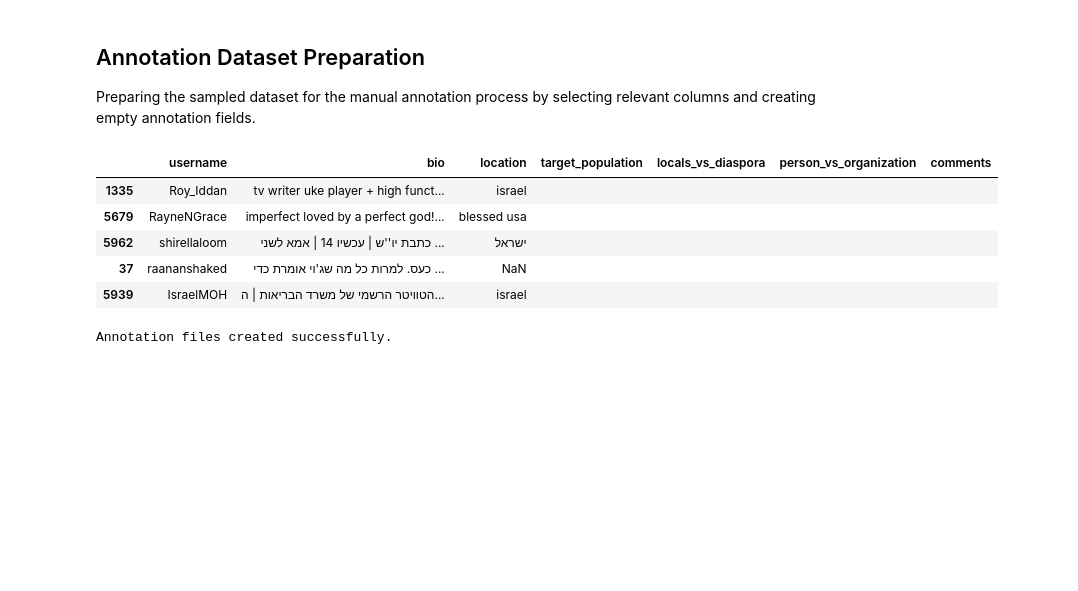
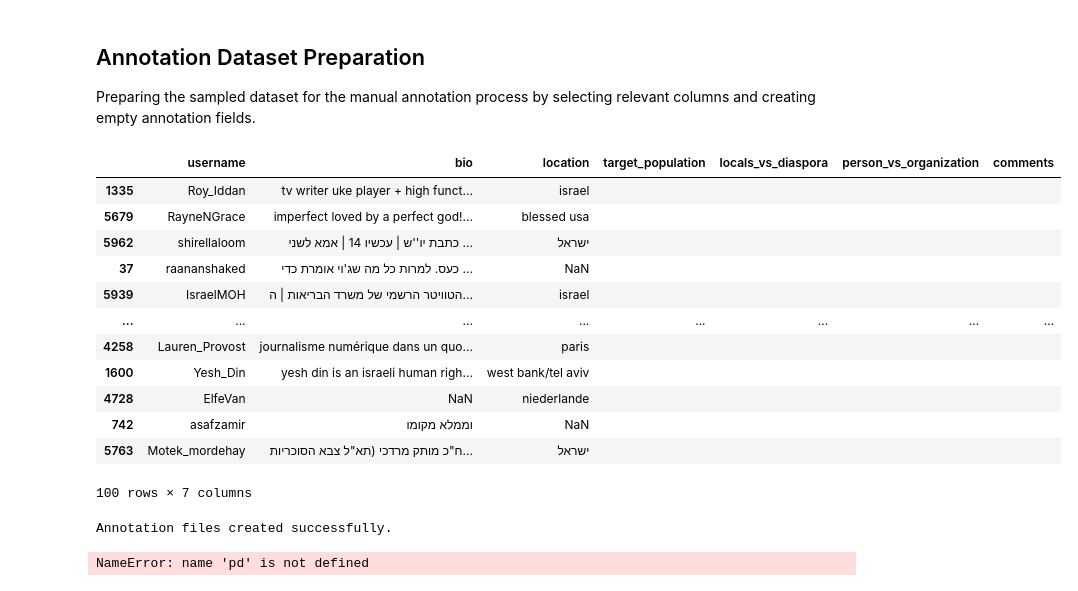
Before and after one commit to Matan2002/IsraelPOIs_ML_Project, a Jupyter notebook: Project.ipynb, the cells around one changed output. Saved outputs shown, nothing was run; the diff lists cells and outputs as text; code cells hidden in the pictures; blank space fills up the shorter version.

```diff
--- a/Project.ipynb
+++ b/Project.ipynb
@@ -191,22 +164,29 @@ Preparing the sampled dataset for the manual annotation process by selecting rel
 # %%
 # Keep only relevant columns for annotation
 annotation_df = sample_df[['username', 'bio', 'location']].copy()
 
 # Create empty annotation columns
 annotation_df['target_population'] = ""
 annotation_df['locals_vs_diaspora'] = ""
 annotation_df['person_vs_organization'] = ""
 annotation_df['comments'] = ""
 
 # Display the annotation dataset
-annotation_df.head()
+annotation_df
 # %% [output]
 |  | username | bio | location | target_population | locals_vs_diaspora | person_vs_organization | comments |
 | 1335 | Roy_Iddan | tv writer uke player + high funct... | israel |  |  |  |  |
 | 5679 | RayneNGrace | imperfect loved by a perfect god!... | blessed usa |  |  |  |  |
 | 5962 | shirellaloom | כתבת יו''ש | עכשיו 14 | אמא לשני ... | ישראל |  |  |  |  |
 | 37 | raananshaked | כעס. למרות כל מה שג'וי אומרת כדי ... | NaN |  |  |  |  |
 | 5939 | IsraelMOH | הטוויטר הרשמי של משרד הבריאות | ה... | israel |  |  |  |  |
+| ... | ... | ... | ... | ... | ... | ... | ... |
+| 4258 | Lauren_Provost | journalisme numérique dans un quo... | paris |  |  |  |  |
+| 1600 | Yesh_Din | yesh din is an israeli human righ... | west bank/tel aviv |  |  |  |  |
+| 4728 | ElfeVan | NaN | niederlande |  |  |  |  |
+| 742 | asafzamir | וממלא מקומו | NaN |  |  |  |  |
+| 5763 | Motek_mordehay | ח"כ מותק מרדכי (תא"ל צבא הסוכריות... | ישראל |  |  |  |  |
+100 rows × 7 columns
 # %%
 # Save Ofir's annotation file
 annotation_df.to_csv(
@@ -225,3 +205,42 @@ annotation_df.to_csv(
 print("Annotation files created successfully.")
 # %% [output]
 Annotation files created successfully.
+# %%
+# Load the annotation files of both annotators
+df_matan = pd.read_csv('Classification/iteration_1_annotation_matan.csv')
+df_ofir = pd.read_csv('Classification/iteration_1_annotation_ofir.csv')
+
+# Merge the dataframes based on the username column
+df_merged = pd.merge(df_matan, df_ofir, on='username', suffixes=('_matan', '_ofir'))
+
+# Define the columns that need to be compared
+label_columns = ['target_population', 'locals_vs_diaspora', 'person_vs_organization']
+
+# Create a condition (mask) to find rows where at least one label does not match
+conflict_mask = (
+    (df_merged['target_population_matan'] != df_merged['target_population_ofir']) |
+    (df_merged['locals_vs_diaspora_matan'] != df_merged['locals_vs_diaspora_ofir']) |
+    (df_merged['person_vs_organization_matan'] != df_merged['person_vs_organization_ofir'])
+)
+
+# Extract only the users that have conflicting annotations
+df_conflicts = df_merged[conflict_mask].copy()
+
+# Create empty columns for the final decision that will be made during the discussion
+for col in label_columns:
+    df_conflicts[f'{col}_final'] = ''
+
+# Reorder columns for a convenient side-by-side comparison
+columns_to_export = ['username']
+for col in label_columns:
+    columns_to_export.extend([f'{col}_matan', f'{col}_ofir', f'{col}_final'])
+columns_to_export.extend(['comments_matan', 'comments_ofir'])
+
+# Save the conflicts to a new CSV file for manual resolution
+df_conflicts[columns_to_export].to_csv('conflicts_to_resolve.csv', index=False, encoding='utf-8-sig')
+
+# Print the final status
+print(f"Found {len(df_conflicts)} conflicts out of {len(df_merged)} users.")
+print("The file 'conflicts_to_resolve.csv' is ready for your joint review.")
+# %% [output]
+NameError: name 'pd' is not defined
```
Also changed, not shown: parts of 3 cells of this notebook, 1 other file.
